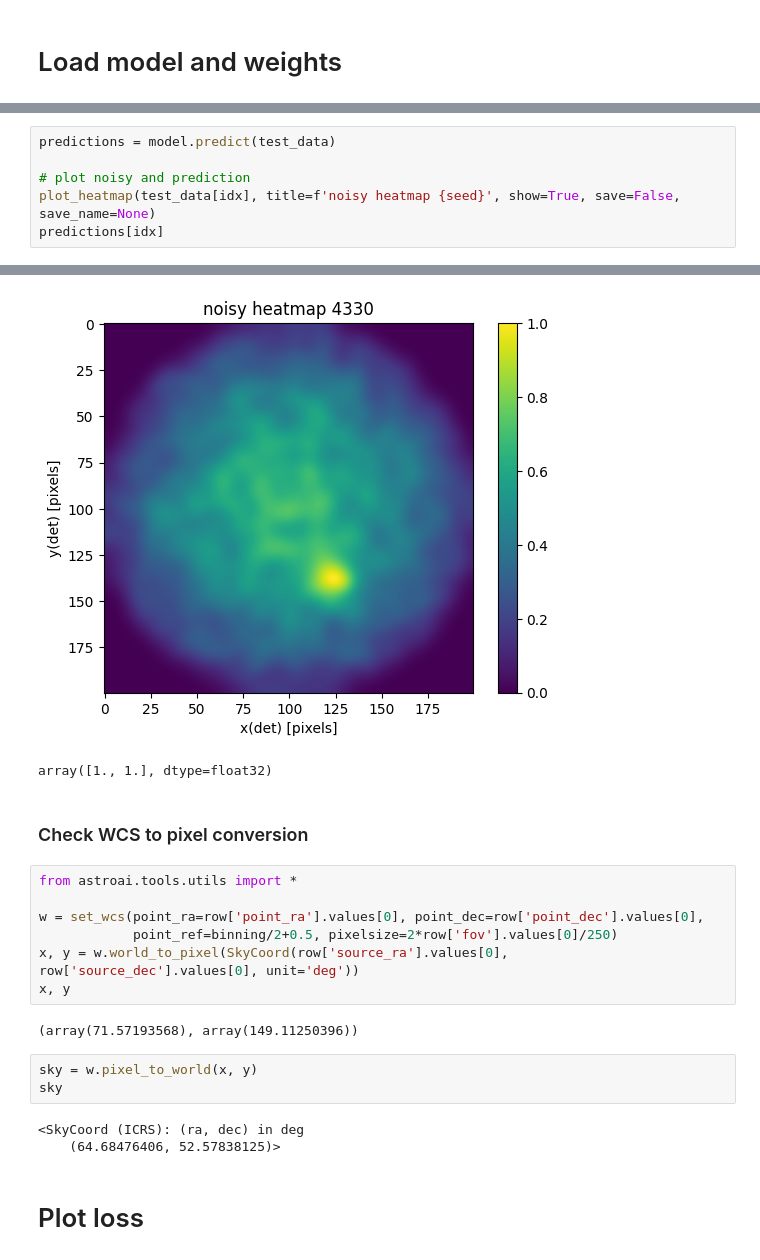
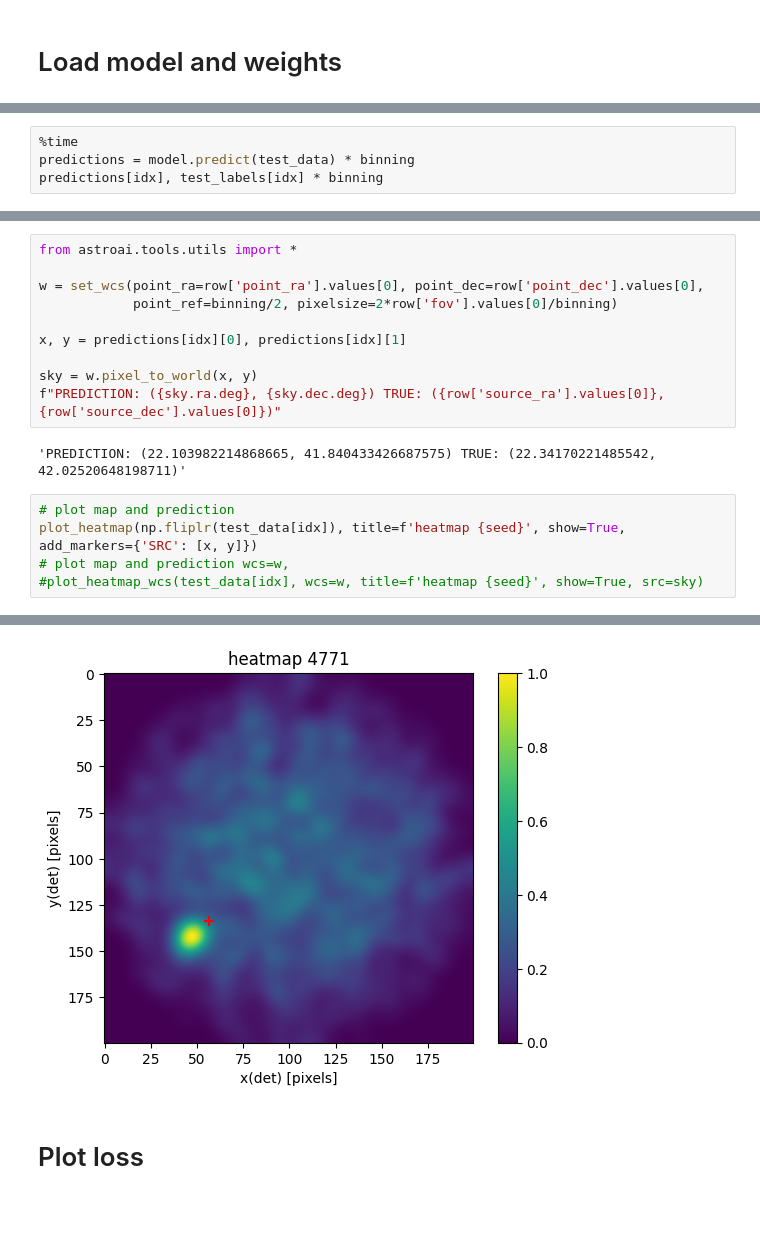
Before and after one commit to ambra-dipiano/astroAI, a Jupyter notebook: astroai/notebooks/cnn-regressor.ipynb, the cells around one changed output, grey strips where cells are left out. Cells and saved outputs as stored; diff of their text form; blank space fills up the shorter version.

```diff
--- a/astroai/notebooks/cnn-regressor.ipynb
+++ b/astroai/notebooks/cnn-regressor.ipynb
@@ -88,0 +78,4 @@ _________________________________________________________________
+# %%
+%time
+predictions = model.predict(test_data) * binning
+predictions[idx], test_labels[idx] * binning
@@ -89,7 +88,18 @@ _________________________________________________________________
+# %%
+from astroai.tools.utils import *
+
+w = set_wcs(point_ra=row['point_ra'].values[0], point_dec=row['point_dec'].values[0],
+            point_ref=binning/2, pixelsize=2*row['fov'].values[0]/binning)
+
+x, y = predictions[idx][0], predictions[idx][1]
+
+sky = w.pixel_to_world(x, y)
+f"PREDICTION: ({sky.ra.deg}, {sky.dec.deg}) TRUE: ({row['source_ra'].values[0]}, {row['source_dec'].values[0]})"
+# %% [output]
+'PREDICTION: (22.103982214868665, 41.840433426687575) TRUE: (22.34170221485542, 42.02520648198711)'
 # %%
-predictions = model.predict(test_data)
-
-# plot noisy and prediction
-plot_heatmap(test_data[idx], title=f'noisy heatmap {seed}', show=True, save=False, save_name=None)
-predictions[idx]
+# plot map and prediction
+plot_heatmap(np.fliplr(test_data[idx]), title=f'heatmap {seed}', show=True, add_markers={'SRC': [x, y]})
+# plot map and prediction wcs=w,
+#plot_heatmap_wcs(test_data[idx], wcs=w, title=f'heatmap {seed}', show=True, src=sky)
 # %% [output]
@@ -97,22 +106,4 @@ predictions[idx]
-[figure, old version]
+[figure, new version]
-array([1., 1.], dtype=float32)
-# %% [markdown]
-### Check WCS to pixel conversion
-# %%
-from astroai.tools.utils import *
-
-w = set_wcs(point_ra=row['point_ra'].values[0], point_dec=row['point_dec'].values[0],
-            point_ref=binning/2+0.5, pixelsize=2*row['fov'].values[0]/250)
-x, y = w.world_to_pixel(SkyCoord(row['source_ra'].values[0], row['source_dec'].values[0], unit='deg'))
-x, y
-# %% [output]
-(array(71.57193568), array(149.11250396))
-# %%
-sky = w.pixel_to_world(x, y)
-sky
-# %% [output]
-<SkyCoord (ICRS): (ra, dec) in deg
-    (64.68476406, 52.57838125)>
 # %% [markdown]
 # Plot loss
 # %%
```
Also changed, not shown: parts of 6 cells of this notebook, 1 other file.
